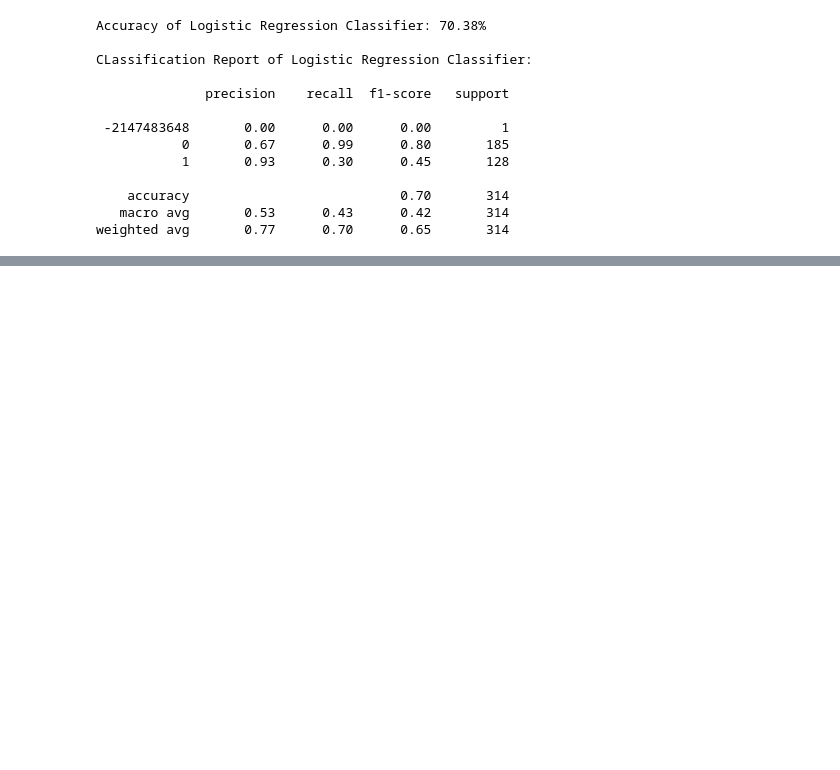
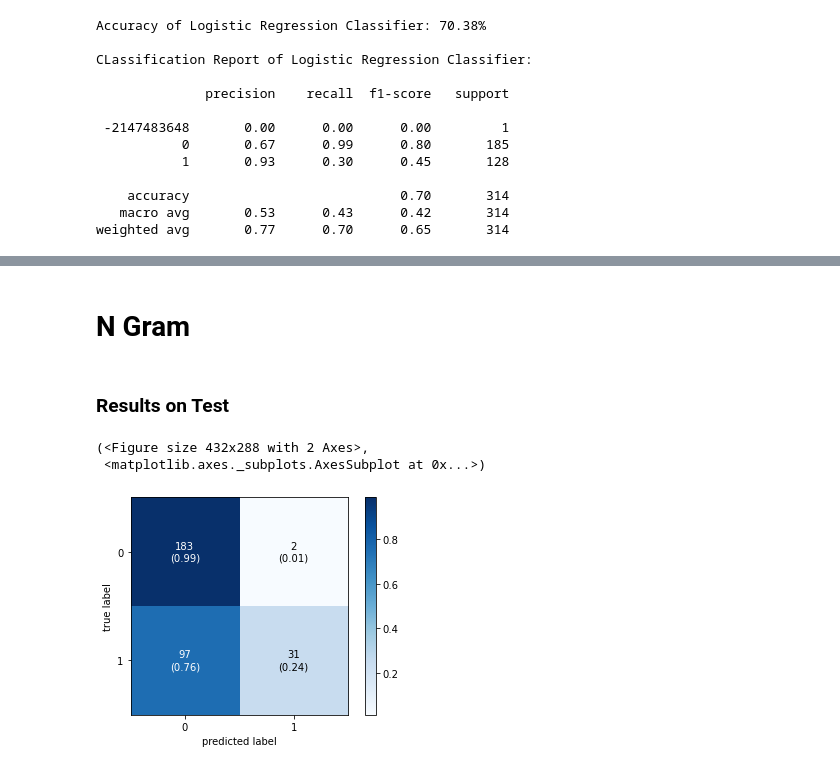
Before and after one commit to Squishy123/CPS803-Project, a Jupyter notebook: src/log_reg.ipynb, the cells around one changed output, grey strips where cells are left out. Saved outputs shown, nothing was run; the diff lists cells and outputs as text; code cells hidden in the pictures; blank space fills up the shorter version.

Commit message:
added ngram param, need to distinguish sentences

```diff
--- a/src/log_reg.ipynb
+++ b/src/log_reg.ipynb
@@ -138,0 +179,18 @@ weighted avg       0.77      0.70      0.65       314
+# %% [markdown]
+# N Gram
+# %%
+ngram = (1, 2)
+train_X, train_y = util.load_dataset(folder_path, train_file)
+lrm = lr.LogisticRegressionModel()
+lrm.fit(train_X, train_y, ngram)
+# %%
+test_X, test_y = util.load_dataset(folder_path, test_file)
+test_pred_y = lrm.predict(test_X)
+# %% [markdown]
+### Results on Test
+# %%
+util.plot_conf_mat(test_y, test_pred_y)
+# %% [output]
+(<Figure size 432x288 with 2 Axes>,
+ <matplotlib.axes._subplots.AxesSubplot at 0x...>)
+[figure, added]
```
Also changed, not shown: parts of 18 cells of this notebook, 1 other file.
